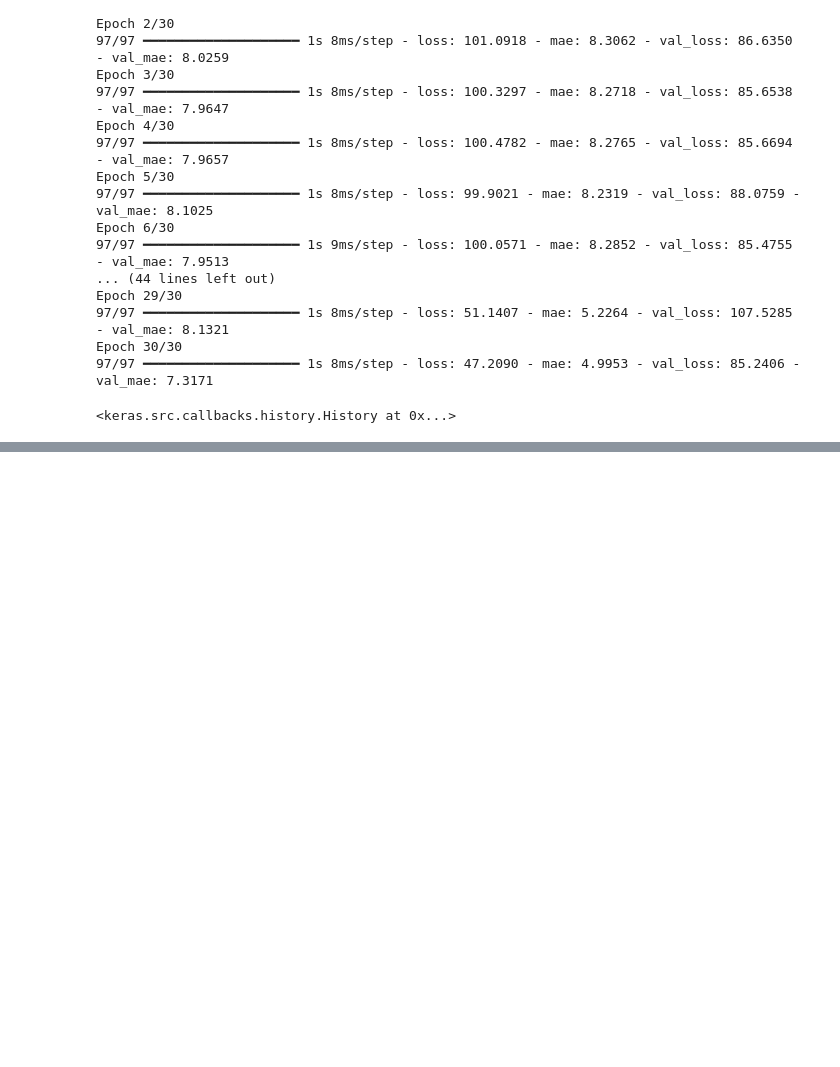
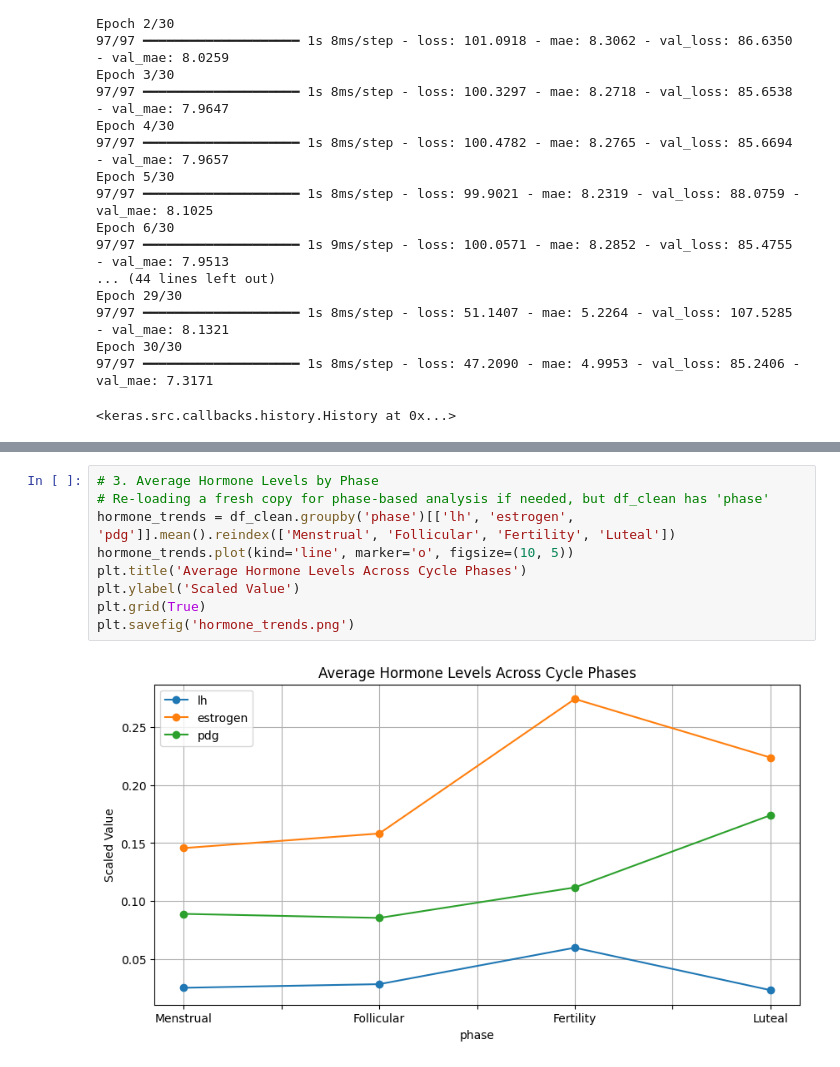
Before and after one commit to 24Priyanshi/period-tracker, a Jupyter notebook: mensturalTracker.ipynb, the cells around one changed output, grey strips where cells are left out. Drawn from its saved outputs; the diff is of its cells as text; blank space fills up the shorter version.

```diff
--- a/mensturalTracker.ipynb
+++ b/mensturalTracker.ipynb
@@ -321,0 +346,11 @@ Epoch 30/30
+# %%
+# 3. Average Hormone Levels by Phase
+# Re-loading a fresh copy for phase-based analysis if needed, but df_clean has 'phase'
+hormone_trends = df_clean.groupby('phase')[['lh', 'estrogen', 'pdg']].mean().reindex(['Menstrual', 'Follicular', 'Fertility', 'Luteal'])
+hormone_trends.plot(kind='line', marker='o', figsize=(10, 5))
+plt.title('Average Hormone Levels Across Cycle Phases')
+plt.ylabel('Scaled Value')
+plt.grid(True)
+plt.savefig('hormone_trends.png')
+# %% [output]
+[figure, added]
```
Also changed, not shown: parts of 4 cells of this notebook.
